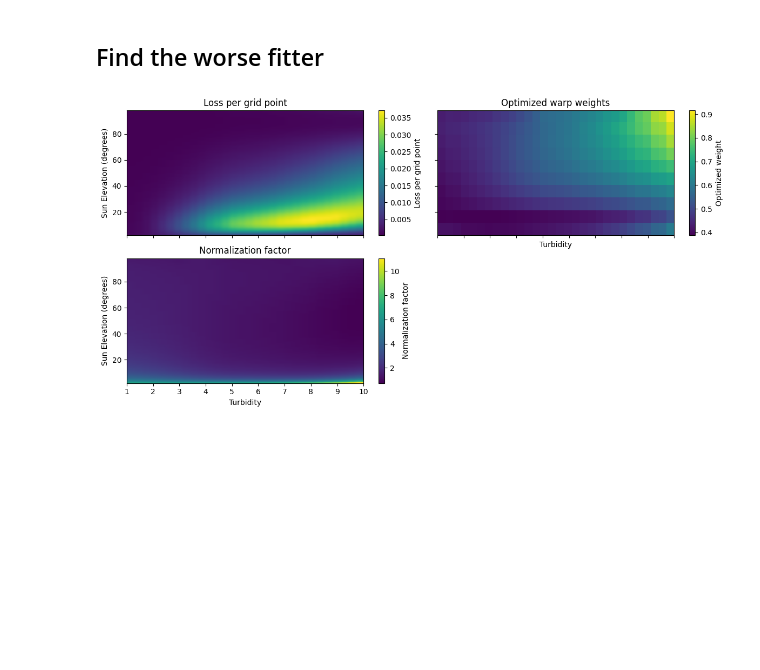
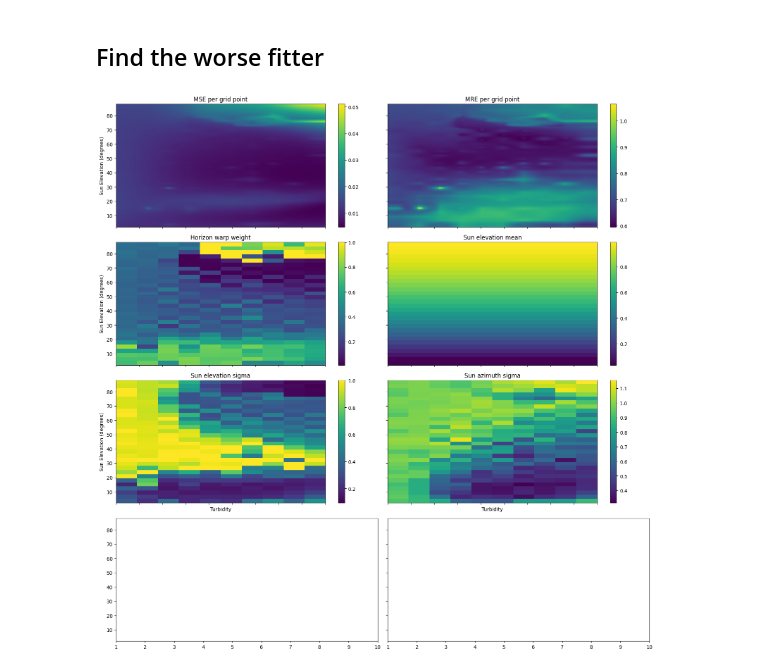
Before and after one commit to matttsss/mitsuba3, a Jupyter notebook: sampling_tests/warps.ipynb, the cells around one changed output. Cells and saved outputs as stored; diff of their text form; code cells hidden in the pictures; blank space fills up the shorter version.

```diff
--- a/sampling_tests/warps.ipynb
+++ b/sampling_tests/warps.ipynb
@@ -112,7 +56,7 @@ def integrate_luminance(sun_dir, sky_rad, sky_params, cos_thetas, phis, quad_wei
         gamma = dr.unit_angle(dir, sun_dir)
 
         res = get_lum(sky_rad, sky_params, ct, gamma)
-        total_lum += st * weight * res
+        total_lum += weight * res
         i += 1
 
     return total_lum
@@ -134,21 +78,24 @@ def init_optimization_vars(sky_rad_dataset, sky_params_dataset, turb_res=10, sun
 
     # Define grid of turbidity and sun elevation angles
     turbs = dr.linspace(mi.Float, 1.0, 10.0, turb_res)
-    sun_etas = dr.linspace(mi.Float, dr.deg2rad(2.0), dr.deg2rad(98.0), sun_eta_res)
+    sun_etas = dr.linspace(mi.Float, MIN_ETA, MAX_ETA, sun_eta_res)
     turbs, sun_etas = dr.meshgrid(turbs, sun_etas)
-    tex_pos = mi.Point2f((turbs - 1) /(10 - 1), (dr.rad2deg(sun_etas) - 2) / (98-2))
+    tex_pos = mi.Point2f((turbs - 1) / (10 - 1), (sun_etas - MIN_ETA) / (MAX_ETA - MIN_ETA))
 
     # Precompute sky radiance and parameters for each (turbidity, sun_eta) pair
     temp_sky_rad = dr.zeros(mi.Float, 3 * nb_grid_points)
     temp_sky_params = dr.zeros(mi.Float, 3 * 9 * nb_grid_points)
     for i, (turb, sun_eta) in tqdm(enumerate(zip(turbs.numpy(), sun_etas.numpy())), desc="Precomputing..."):
+        idx, turb, sun_eta = mi.UInt32(i), mi.Float(turb), mi.Float(sun_eta)
+        dr.make_opaque(idx, turb, sun_eta)
+
         sky_rad = interpolate_dataset(sky_rad_dataset, ALBEDO, turb, sun_eta).array
         temp = dr.gather(mi.Color3f, sky_rad, 0)
-        dr.scatter(temp_sky_rad, temp, i)
+        dr.scatter(temp_sky_rad, temp, idx)
 
         sky_params = interpolate_dataset(sky_params_dataset, ALBEDO, turb, sun_eta).array
         temp = dr.gather(mi.ArrayXf, sky_params, 0, shape=(3 * 9, 1))
-        dr.scatter(temp_sky_params, temp, i)
+        dr.scatter(temp_sky_params, temp, idx)
 
 
     gather_idx = dr.arange(mi.UInt32, nb_grid_points)
@@ -172,8 +119,8 @@ def init_optimization_vars(sky_rad_dataset, sky_params_dataset, turb_res=10, sun
 # %%
 from vizsky_contrib import load_tensors
 
-TRAINING_TURB_RES = 30
-TRAINING_SUN_ETA_RES = 90
+TRAINING_TURB_RES = 90
+TRAINING_SUN_ETA_RES = 180
 
 sky_rad_dataset, sky_params_dataset = load_tensors('../../mitsuba3/resources/data/sunsky/output/sunsky_datasets.bin')
 
@@ -311,35 +360,35 @@ plt.show()
 ## Find the worse fitter
 # %%
 losses_per_point = compute_loss_per_gridpoint(
-    tex_weights, tex_pos, sky_rad, sky_params, norm_factor, sun_dir, wi
+    tex_weights, tex_pos, sky_rad, sky_params, norm_factor, sun_dir, wi, dr.width(wi)
+)
+rel_err_per_point = compute_accuracy_per_gridpoint(
+    tex_weights, tex_pos, sky_rad, sky_params, norm_factor, sun_dir, wi, dr.width(wi)
 )
 losses_per_point = mi.TensorXf(losses_per_point, shape=(TRAINING_SUN_ETA_RES, TRAINING_TURB_RES))
+rel_err_per_point = mi.TensorXf(rel_err_per_point, shape=(TRAINING_SUN_ETA_RES, TRAINING_TURB_RES))
 
-fig, ax = plt.subplots(2, 2, figsize=(12,6), sharex=True, sharey=True)
-ax = ax.flatten()
+fig, ax = plt.subplots(4, 2, figsize=(16, 16), sharex=True, sharey=True)
 
-im = ax[0].imshow(losses_per_point, origin='lower',
-               extent=[1.0, 10.0, 2.0, 98.0], aspect='auto')
-ax[0].set_title('Loss per grid point')
-ax[0].set_ylabel('Sun Elevation (degrees)')
-fig.colorbar(im, ax=ax[0], label='Loss per grid point')
+def show_im(im, ax, title, xlabel='', ylabel=''):
+    im = ax.imshow(im, origin='lower',
+                   extent=[1.0, 10.0, 2.0, 88.0], aspect='auto')
+    ax.set_title(title)
+    ax.set_xlabel(xlabel)
+    ax.set_ylabel(ylabel)
+    fig.colorbar(im, ax=ax)
 
-im = ax[1].imshow(1/optimal_weights, origin='lower',
-               extent=[1.0, 10.0, 2.0, 98.0], aspect='auto')
-ax[1].set_title('Optimized warp weights')
-ax[1].set_xlabel('Turbidity')
-fig.colorbar(im, ax=ax[1], label='Optimized weight')
+show_im(losses_per_point, ax[0,0], 'MSE per grid point', ylabel='Sun Elevation (degrees)')
+show_im(rel_err_per_point, ax[0,1], 'MRE per grid point')
 
-norm_factor_tensor = mi.TensorXf(norm_factor, shape=(TRAINING_SUN_ETA_RES, TRAINING_TURB_RES))
-im = ax[2].imshow(norm_factor_tensor, origin='lower',
-               extent=[1.0, 10.0, 2.0, 98.0], aspect='auto')
-ax[2].set_title('Normalization factor')
-ax[2].set_xlabel('Turbidity')
-ax[2].set_ylabel('Sun Elevation (degrees)')
-fig.colorbar(im, ax=ax[2], label='Normalization factor')
+show_im(optimal_weights[..., 0], ax[1,0], 'Horizon warp weight', ylabel='Sun Elevation (degrees)')
+show_im(optimal_weights[..., 1], ax[1,1], 'Sun elevation mean')
+show_im(optimal_weights[..., 2], ax[2,0], 'Sun elevation sigma',ylabel='Sun Elevation (degrees)', xlabel='Turbidity')
+show_im(optimal_weights[..., 3], ax[2,1], 'Sun azimuth sigma', xlabel='Turbidity')
 
-fig.delaxes(ax[3])
+
+
 fig.tight_layout()
 plt.show()
 # %% [output]
-[figure, old version]
+[figure, new version]
```
Also changed, not shown: parts of 11 cells of this notebook, 1 other file.
